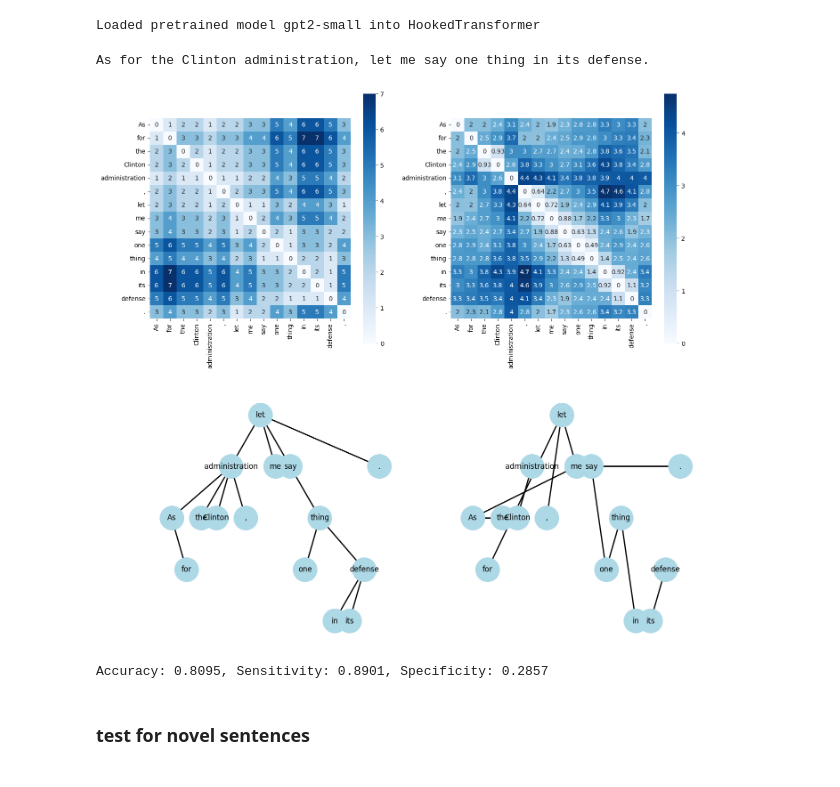
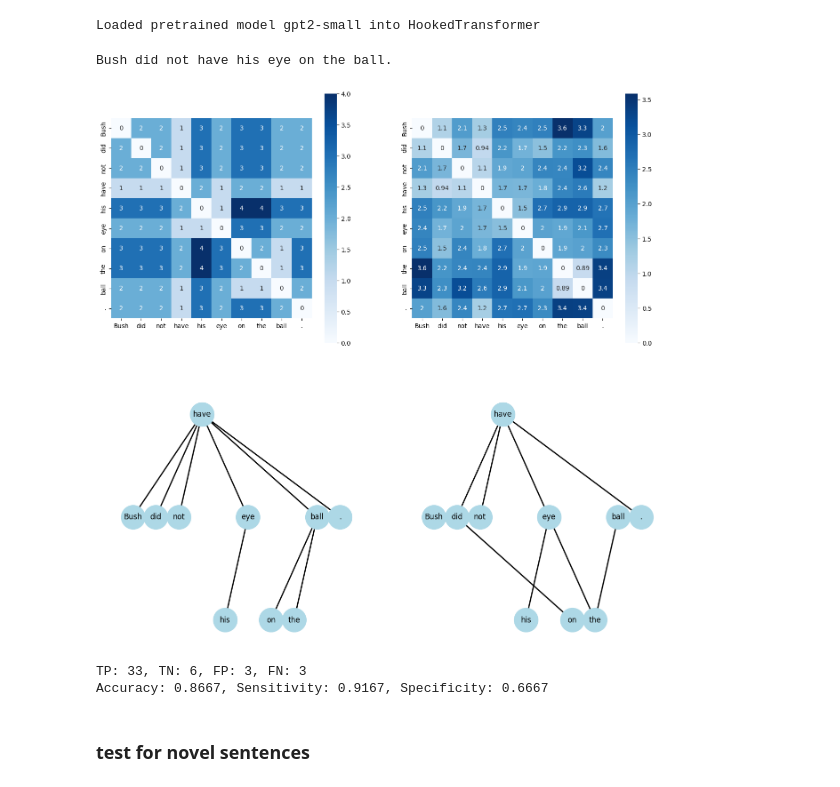
Before and after one commit to onjurgensen/probing_syntax_in_LLMs, a Jupyter notebook: probing_syntax_in_LLMs.ipynb, the cells around one changed output. Cells and saved outputs as stored; diff of their text form; code cells hidden in the pictures.

Commit message:
update training

```diff
--- a/probing_syntax_in_LLMs.ipynb
+++ b/probing_syntax_in_LLMs.ipynb
@@ -566,8 +566,10 @@ class ProbeRegimen:
 # this cell may take around 5-10 minutes to run, since all activations are being extracted and transformed sequentially
 # rank of probe and epoch was determined via validation set performance
 
+layer = 'blocks.8.hook_resid_post'
+
 args = {
-    'probe': {'maximum_rank': 64, 'params_path': 'probe_params.pt'},
+    'probe': {'maximum_rank': 64, 'params_path': f'probe_params/{layer}_probe_params.pt'},
     'model': {'hidden_dim': 768},
     'device': 'cuda' if torch.cuda.is_available() else 'cpu',
     'probe_training': {'epochs': 20},
@@ -577,12 +579,13 @@ probe = TwoWordPSDProbe(args)
 loss_fn = L1DistanceLoss(args)
 regimen = ProbeRegimen(args)
 
-dataset = SyntaxProbeDataset(sentences_train, 'gpt2-small', 'blocks.8.hook_resid_post')
+dataset = SyntaxProbeDataset(sentences_train, 'gpt2-small', layer)
 dataloader = DataLoader(dataset, batch_size=32, collate_fn=custom_collate_fn)
 
-val_dataset = SyntaxProbeDataset(sentences_val, 'gpt2-small', 'blocks.8.hook_resid_post')
+val_dataset = SyntaxProbeDataset(sentences_val, 'gpt2-small', layer)
 val_dataloader = DataLoader(val_dataset, batch_size=32, collate_fn=custom_collate_fn)
 
+# we use this as the original code assumes feature extraction inside the regimen, while we do so with our custom functions in advance
 class IdentityModel(nn.Module):
     def forward(self, x):
         return x
@@ -664,30 +667,30 @@ predictions = regimen.predict(probe, model, novel_dataloader)
 # %% [output]
 Loaded pretrained model gpt2-small into HookedTransformer
 # %%
-sentence_idx = 199
+sentence_idx = 192
 batch_size = 100
 batch_id = sentence_idx // batch_size
 idx_in_batch = sentence_idx % batch_size
 
 mat, ids, root_dist, forms = distance_matrix_from_sentence(sentences_test[sentence_idx])
 sentence = novel_sentences[sentence_idx]
 print(sentence.metadata["text"])
 
 fig, ax = plt.subplots(2, 2, figsize=(16, 16))
 # true mat
 sns.heatmap(mat, cmap = "Blues", square = True, annot = True, xticklabels=forms, yticklabels=forms, ax = ax[0, 0])
 # pred mat
 sns.heatmap(predictions[batch_id][idx_in_batch][:len(sentence), :len(sentence)],square=True,
             cmap = "Blues", annot = True, xticklabels=forms, yticklabels=forms,
             ax = ax[0, 1])
 
 graph_from_distance_matrix(mat, ids, root_dist, forms, ax=ax[1, 0])
 graph_from_distance_matrix(predictions[batch_id][idx_in_batch][:len(sentence), :len(sentence)], ids, root_dist, forms, ax=ax[1, 1])
 
 plt.show()
 # %% [output]
-As for the Clinton administration, let me say one thing in its defense.
+Bush did not have his eye on the ball.
-[figure, old version]
+[figure, new version]
 # %%
 m1, _ = graph_from_distance_matrix(mat, ids, root_dist, forms, ax=ax[1, 0])
 m2, _ = graph_from_distance_matrix(predictions[batch_id][idx_in_batch][:len(sentence), :len(sentence)], ids, root_dist, forms, ax=ax[1, 1])
@@ -709,6 +712,7 @@ def compute_metrics(true_mat, pred_mat, threshold=1):
     TN = np.sum((true_flat == 0) & (pred_flat == 0))
     FP = np.sum((true_flat == 0) & (pred_flat == 1))
     FN = np.sum((true_flat == 1) & (pred_flat == 0))
+    print(f"TP: {TP}, TN: {TN}, FP: {FP}, FN: {FN}")
     # Metrics
     accuracy = (TP + TN) / (TP + TN + FP + FN)
     sensitivity = TP / (TP + FN) if (TP + FN) > 0 else 0
@@ -719,7 +723,8 @@ def compute_metrics(true_mat, pred_mat, threshold=1):
 accuracy, sensitivity, specificity = compute_metrics(m1, m2, threshold=0.001)
 print(f"Accuracy: {accuracy:.4f}, Sensitivity: {sensitivity:.4f}, Specificity: {specificity:.4f}")
 # %% [output]
-Accuracy: 0.8095, Sensitivity: 0.8901, Specificity: 0.2857
+TP: 33, TN: 6, FP: 3, FN: 3
+Accuracy: 0.8667, Sensitivity: 0.9167, Specificity: 0.6667
 # %% [markdown]
 ### test for novel sentences
 # %%
```
Also changed, not shown: parts of 2 cells of this notebook.
